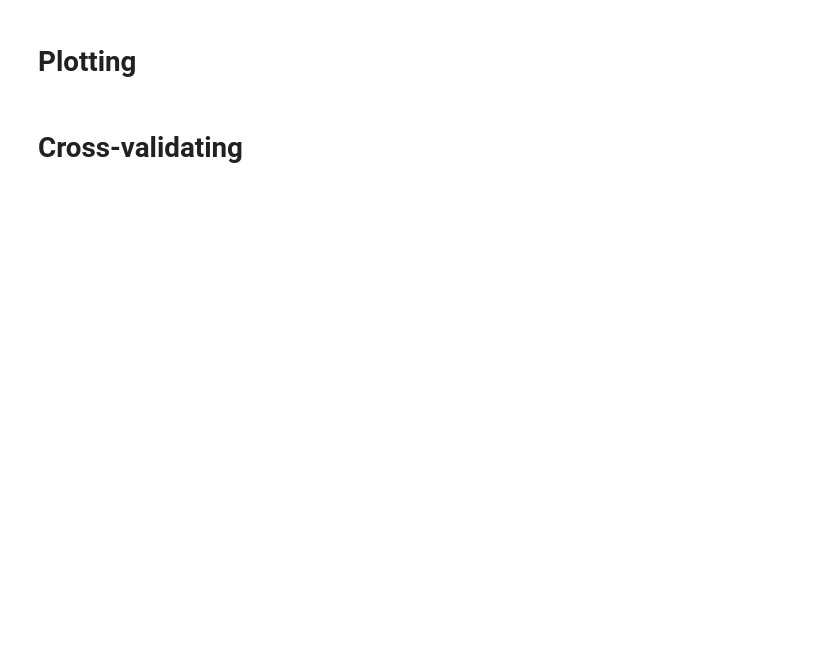
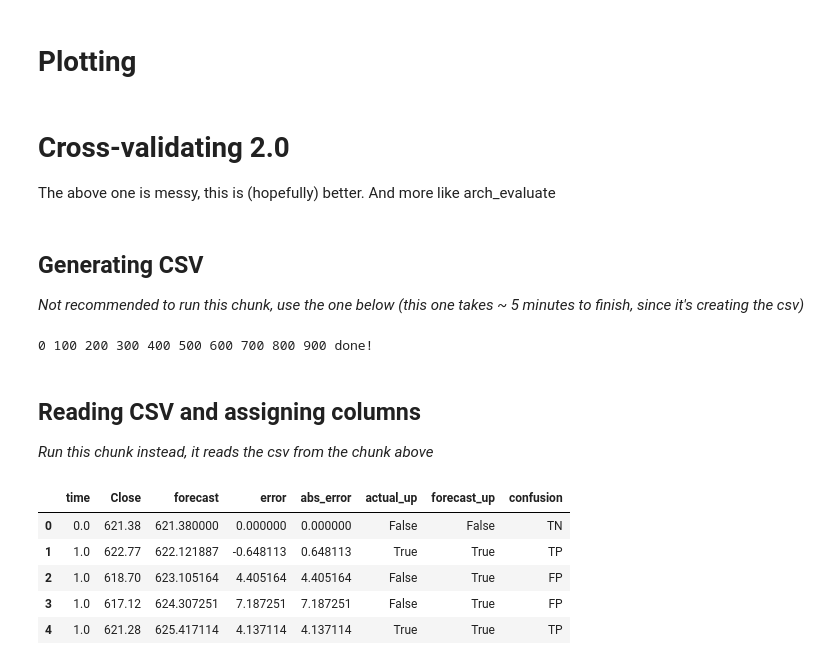
Before and after one commit to ulrikson/statistics-thesis, a Jupyter notebook: lstm2.ipynb, the cells around one changed output. Cells and saved outputs as stored; diff of their text form; code cells hidden in the pictures; blank space fills up the shorter version.

```diff
--- a/lstm2.ipynb
+++ b/lstm2.ipynb
@@ -308,5 +308,81 @@ plt.figure(figsize=(10, 5))
 plt.plot(plot_df["forecast"], label="forecast")
 plt.plot(plot_df["Close"], label="actual")
 plt.legend()
-# %% [markdown]
-# Cross-validating
+# %% [markdown]
+# Cross-validating 2.0
+The above one is messy, this is (hopefully) better. And more like arch_evaluate
+# %% [markdown]
+## Generating CSV
+_Not recommended to run this chunk, use the one below (this one takes ~ 5 minutes to finish, since it's creating the csv)_
+# %%
+# Creating df that is as alike arch_evaluate as possible
+original_df = pd.read_csv("data/final.csv", usecols=["Close"])
+cross_df = pd.DataFrame(columns=['time', 'forecast', 'Close'])
+
+forecast_len = 1000
+for i in range(forecast_len):
+    train_size_cv = int(len(original_df) * 0.75) + i
+    train_cv = original_df[:train_size_cv]
+    last_train = train_cv.values[-1]
+    test_cv = original_df[train_size_cv : len(original_df)]
+
+    price_forecasts = np.exp(np.cumsum(forecasts[i]) + math.log(last_train))
+
+    for j, forecast in enumerate(price_forecasts):
+        cross_df = cross_df.append({
+            'time': i+1,
+            'forecast': forecast,
+            'Close': test_cv['Close'].values[j]
+        }, ignore_index=True)
+
+    step = i % 100
+    if step == 0:
+        print(i, end=" ")
+
+print('done!')
+cross_df.to_csv('data/lstm_cross_val.csv', index=False)
+# %% [output]
+0 100 200 300 400 500 600 700 800 900 done!
+# %% [markdown]
+## Reading CSV and assigning columns
+_Run this chunk instead, it reads the csv from the chunk above_
+# %%
+# Creating dataframe columns (error, absolute error, actual_up, forecast_up och confusion (TP, FP, TN, FN))
+lstm_cross_df = pd.read_csv('data/lstm_cross_val.csv')
+
+# adding first row of data based on last row of test data
+new_data = []
+new_data.insert(0, {'time':0, 'Close': 621.38, 'forecast': 621.38})
+lstm_cross_df = pd.concat([pd.DataFrame(new_data), lstm_cross_df], ignore_index=True)
+
+# creating error and up columns
+lstm_cross_df['error'] = lstm_cross_df['forecast'] - lstm_cross_df['Close']
+lstm_cross_df['abs_error'] = np.abs(lstm_cross_df['forecast'] - lstm_cross_df['Close'])
+lstm_cross_df['actual_up'] = lstm_cross_df['Close'].diff(1) > 0
+lstm_cross_df['forecast_up'] = lstm_cross_df['forecast'].diff(1) > 0
+
+def confusion(actual, forecast):
+    if (actual and forecast):
+        return 'TP'
+
+    if (actual and not forecast):
+        return 'FN'
+
+    if (not actual and forecast):
+        return 'FP'
+
+    if (not actual and not forecast):
+        return 'TN'
+
+    return False
+
+lstm_cross_df['confusion'] = lstm_cross_df.apply(lambda x: confusion(x['actual_up'], x['forecast_up']), axis=1)
+
+lstm_cross_df.head(5)
+# %% [output]
+|  | time | Close | forecast | error | abs_error | actual_up | forecast_up | confusion |
+| 0 | 0.0 | 621.38 | 621.380000 | 0.000000 | 0.000000 | False | False | TN |
+| 1 | 1.0 | 622.77 | 622.121887 | -0.648113 | 0.648113 | True | True | TP |
+| 2 | 1.0 | 618.70 | 623.105164 | 4.405164 | 4.405164 | False | True | FP |
+| 3 | 1.0 | 617.12 | 624.307251 | 7.187251 | 7.187251 | False | True | FP |
+| 4 | 1.0 | 621.28 | 625.417114 | 4.137114 | 4.137114 | True | True | TP |
```
Also changed, not shown: parts of 12 cells of this notebook, 3 other files.
